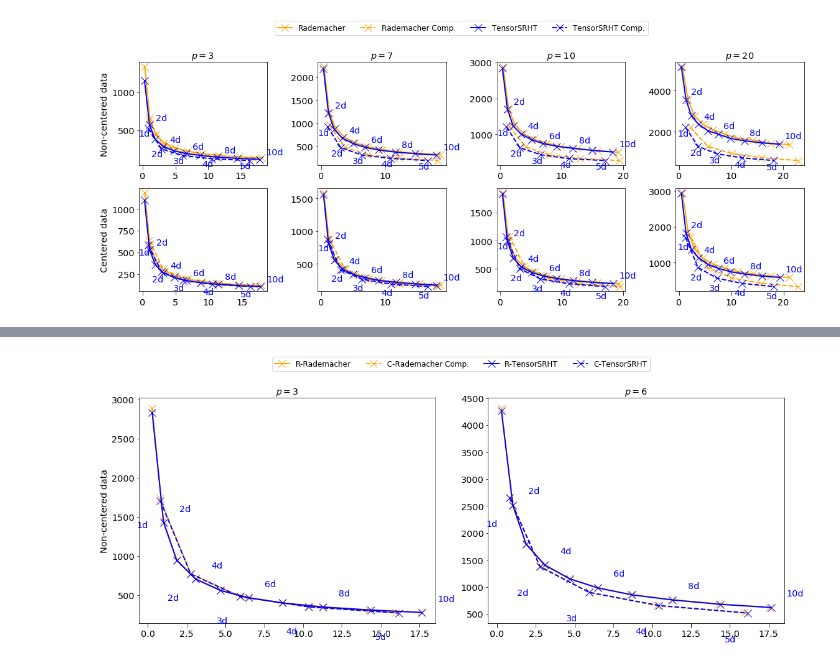
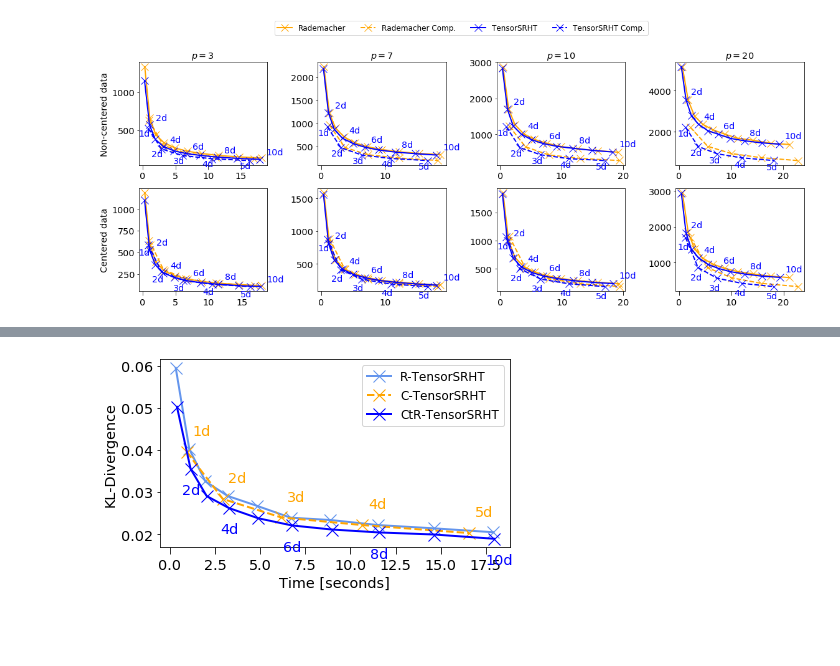
Before and after one commit to joneswack/dp-rfs, a Jupyter notebook: notebooks/complex-speed-vs-errors.ipynb, the cells around one changed output, grey strips where cells are left out. Drawn from its saved outputs; the diff is of its cells as text; code cells hidden in the pictures; blank space fills up the shorter version.

```diff
--- a/notebooks/complex-speed-vs-errors.ipynb
+++ b/notebooks/complex-speed-vs-errors.ipynb
@@ -87,11 +99,12 @@ plt.savefig('../figures/kl_div_time.pdf', dpi=300, bbox_extra_artists=(legend,),
 # %%
 configs = [
-    {'method': 'poly_sketch', 'proj': 'rademacher', 'comp': False, 'comp_real': False, 'label': 'R-Rademacher', 'color': 'orange'},
-    {'method': 'poly_sketch', 'proj': 'rademacher', 'comp': True, 'comp_real': False, 'label': 'C-Rademacher Comp.', 'color': 'orange'},
-#     {'method': 'poly_sketch', 'proj': 'rademacher', 'comp': False, 'comp_real': True, 'label': 'CtR-Rademacher', 'color': 'orange'},
-    {'method': 'poly_sketch', 'proj': 'srht', 'comp': False, 'comp_real': False, 'label': 'R-TensorSRHT', 'color': 'blue'},
-    {'method': 'poly_sketch', 'proj': 'srht', 'comp': True, 'comp_real': False, 'label': 'C-TensorSRHT','color': 'blue'},
-#     {'method': 'poly_sketch', 'proj': 'srht', 'comp': False, 'comp_real': True, 'label': 'CtR-TensorSRHT','color': 'blue'},
+#     {'method': 'poly_sketch', 'proj': 'rademacher', 'comp': False, 'comp_real': False, 'label': 'R-Rademacher', 'color': 'orange'},
+#     {'method': 'poly_sketch', 'proj': 'rademacher', 'comp': True, 'comp_real': False, 'label': 'C-Rademacher Comp.', 'color': 'orange'},
+#     {'method': 'poly_sketch', 'proj': 'rademacher', 'comp': False, 'comp_real': True, 'label': 'CtR-Rademacher', 'color': 'red'},
+    {'method': 'poly_sketch', 'proj': 'srht', 'comp': False, 'comp_real': False, 'full_cov': True, 'label': 'R-TensorSRHT', 'color': 'cornflowerblue'},
+    {'method': 'poly_sketch', 'proj': 'srht', 'comp': True, 'comp_real': False, 'full_cov': True, 'label': 'C-TensorSRHT','color': 'orange'},
+    {'method': 'poly_sketch', 'proj': 'srht', 'comp': False, 'comp_real': True, 'full_cov': True, 'label': 'CtR-TensorSRHT','color': 'blue'},
+    {'method': 'poly_sketch', 'proj': 'countsketch_scatter', 'comp': False, 'comp_real': False, 'full_cov': False, 'label': 'TensorSketch','color': 'red'},
 #     {'method': 'maclaurin', 'proj': 'rademacher', 'comp': False, 'label': 'ML Rademacher', 'color': 'orange'},
 #     {'method': 'maclaurin', 'proj': 'rademacher', 'comp': True, 'label': 'ML Rademacher Comp.', 'color': 'orange'},
 #     {'method': 'maclaurin', 'proj': 'srht', 'comp': False, 'label': 'ML TensorSRHT', 'color': 'blue'},
@@ -110,11 +137,13 @@ Index(['D', 'bias', 'comp', 'dataset', 'degree', 'feature_dist',
 # %%
-fig, axs = plt.subplots(ncols=2, nrows=1, figsize=(16, 6))
-plot_df(axs[0], pd.read_csv('../csv/poly3_approx_ctr/MNIST_d1024_n70000.csv'), configs, error_field=err, title=r'$p=3$', ylabel='Non-centered data')
-plot_df(axs[1], pd.read_csv('../csv/poly6_approx_ctr/MNIST_d1024_n70000.csv'), configs, error_field=err, title=r'$p=6$')
+fig, axs = plt.subplots(ncols=1, nrows=1, figsize=(6, 3.5))
+#plot_df(axs[0], pd.read_csv('../csv/poly3_approx_ctr/MNIST_d1024_n70000.csv'), configs, error_field=err, title=r'$p=3$', ylabel='Non-centered data')
+plot_df(axs, pd.read_csv('../csv/poly6_approx_ctr/MNIST_d1024_n70000.csv'), configs, error_field='test_error', title='', ylabel='KL-Divergence')
 
 plt.tight_layout()
-handles, labels = axs[0].get_legend_handles_labels()
-legend = plt.figlegend(handles=handles, labels=labels, loc='upper center', ncol=4, bbox_to_anchor = (0,0.25,1.025,0.85), bbox_transform=plt.gcf().transFigure)
-plt.savefig('../figures/kl_div_time_ctr.pdf', dpi=300, bbox_extra_artists=(legend,), bbox_inches='tight')
+#handles, labels = axs.get_legend_handles_labels()
+#legend = plt.figlegend(handles=handles, labels=labels, loc='upper center', ncol=4, bbox_to_anchor = (0,0.25,1.025,0.85), bbox_transform=plt.gcf().transFigure)
+#bbox_extra_artists=(legend,), bbox_inches='tight'
+# plt.savefig('../figures/kl_div_time_ctr.pdf', dpi=300)
+plt.show()
 # %% [output]
-[figure, old version]
+[figure, new version]
```
Also changed, not shown: parts of 4 cells of this notebook, 6 other files.
